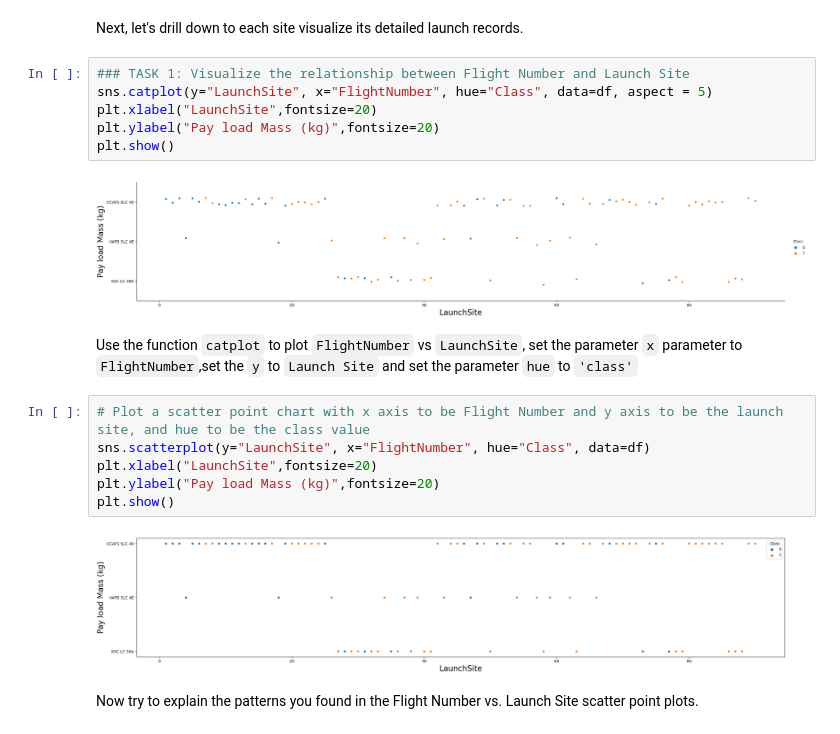
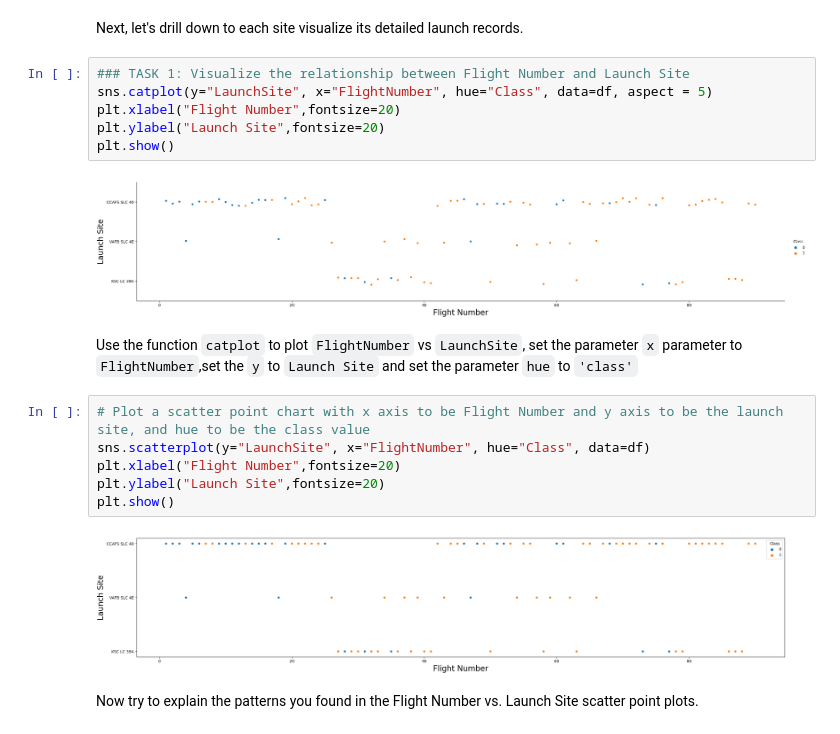
Before and after one commit to WCSW/IBM-Data-Science-Capstone-SpaceX, a Jupyter notebook: IBM-DS0321EN-SkillsNetwork_labs_module_2_jupyter-labs-eda-dataviz.ipynb.jupyterlite (1).ipynb, the cells around one changed output. Saved outputs shown, nothing was run; the diff lists cells and outputs as text.

```diff
--- a/IBM-DS0321EN-SkillsNetwork_labs_module_2_jupyter-labs-eda-dataviz.ipynb.jupyterlite (1).ipynb
+++ b/IBM-DS0321EN-SkillsNetwork_labs_module_2_jupyter-labs-eda-dataviz.ipynb.jupyterlite (1).ipynb
@@ -87,21 +87,21 @@ Next, let's drill down to each site visualize its detailed launch records.
 # %%
 ### TASK 1: Visualize the relationship between Flight Number and Launch Site
 sns.catplot(y="LaunchSite", x="FlightNumber", hue="Class", data=df, aspect = 5)
-plt.xlabel("LaunchSite",fontsize=20)
-plt.ylabel("Pay load Mass (kg)",fontsize=20)
+plt.xlabel("Flight Number",fontsize=20)
+plt.ylabel("Launch Site",fontsize=20)
 plt.show()
 # %% [output]
-[figure, old version]
+[figure, new version]
 # %% [markdown]
 Use the function <code>catplot</code> to plot <code>FlightNumber</code> vs <code>LaunchSite</code>, set the  parameter <code>x</code>  parameter to <code>FlightNumber</code>,set the  <code>y</code> to <code>Launch Site</code> and set the parameter <code>hue</code> to <code>'class'</code>
 # %%
 # Plot a scatter point chart with x axis to be Flight Number and y axis to be the launch site, and hue to be the class value
 sns.scatterplot(y="LaunchSite", x="FlightNumber", hue="Class", data=df)
-plt.xlabel("LaunchSite",fontsize=20)
-plt.ylabel("Pay load Mass (kg)",fontsize=20)
+plt.xlabel("Flight Number",fontsize=20)
+plt.ylabel("Launch Site",fontsize=20)
 plt.show()
 # %% [output]
-[figure, old version]
+[figure, new version]
 # %% [markdown]
 Now try to explain the patterns you found in the Flight Number vs. Launch Site scatter point plots.
 # %%
```
Also changed, not shown: parts of 1 cell of this notebook.
